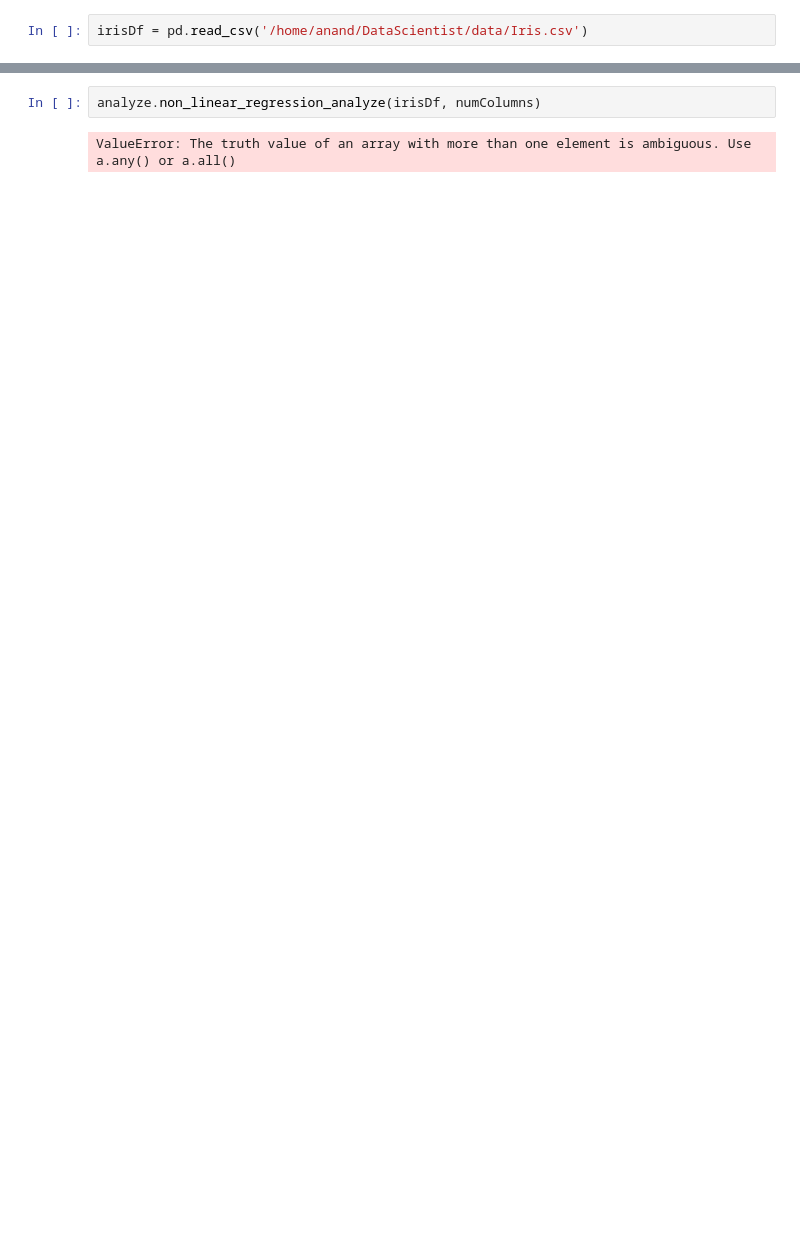
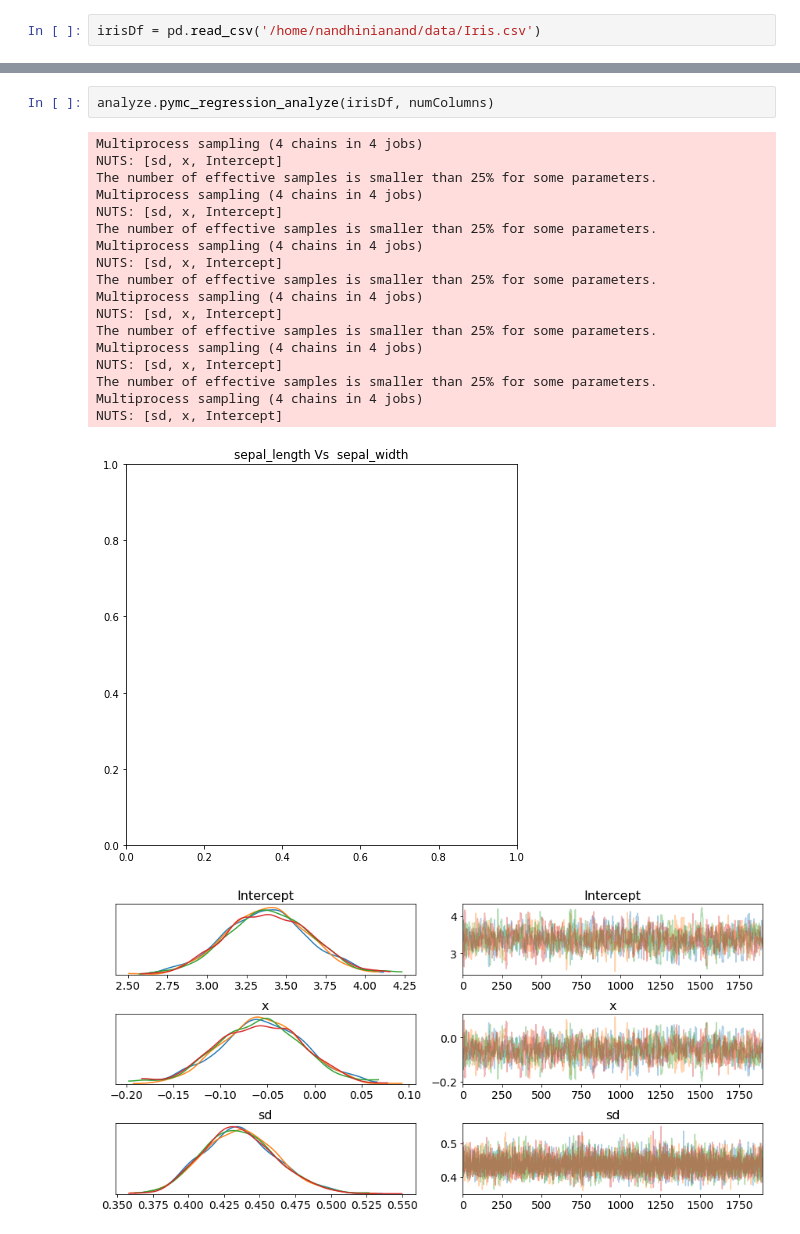
Before and after one commit to nandhinianandj/data-science-utils, a Jupyter notebook: templates/Regression_Analyze.ipynb, the cells around one changed output, grey strips where cells are left out. Drawn from its saved outputs; the diff is of its cells as text; blank space fills up the shorter version.

```diff
--- a/templates/Regression_Analyze.ipynb
+++ b/templates/Regression_Analyze.ipynb
@@ -16,4 +16,4 @@ from datascienceutils import analyze
 # %% [output]
 [interactive output not drawn]
 # %%
-irisDf = pd.read_csv('/home/anand/DataScientist/data/Iris.csv')
+irisDf = pd.read_csv('/home/nandhinianand/data/Iris.csv')
@@ -42,4 +64,22 @@ Regression Score: SVR(C=1.0, cache_size=200, coef0=0.0, degree=3, epsilon=0.1, g
 # %%
-analyze.non_linear_regression_analyze(irisDf, numColumns)
+analyze.pymc_regression_analyze(irisDf, numColumns)
 # %% [output]
-ValueError: The truth value of an array with more than one element is ambiguous. Use a.any() or a.all()
+Multiprocess sampling (4 chains in 4 jobs)
+NUTS: [sd, x, Intercept]
+The number of effective samples is smaller than 25% for some parameters.
+Multiprocess sampling (4 chains in 4 jobs)
+NUTS: [sd, x, Intercept]
+The number of effective samples is smaller than 25% for some parameters.
+Multiprocess sampling (4 chains in 4 jobs)
+NUTS: [sd, x, Intercept]
+The number of effective samples is smaller than 25% for some parameters.
+Multiprocess sampling (4 chains in 4 jobs)
+NUTS: [sd, x, Intercept]
+The number of effective samples is smaller than 25% for some parameters.
+Multiprocess sampling (4 chains in 4 jobs)
+NUTS: [sd, x, Intercept]
+The number of effective samples is smaller than 25% for some parameters.
+Multiprocess sampling (4 chains in 4 jobs)
+NUTS: [sd, x, Intercept]
+[figure, added]
+[figure, added]
```
Also changed, not shown: parts of 6 cells of this notebook, 4 other files.
